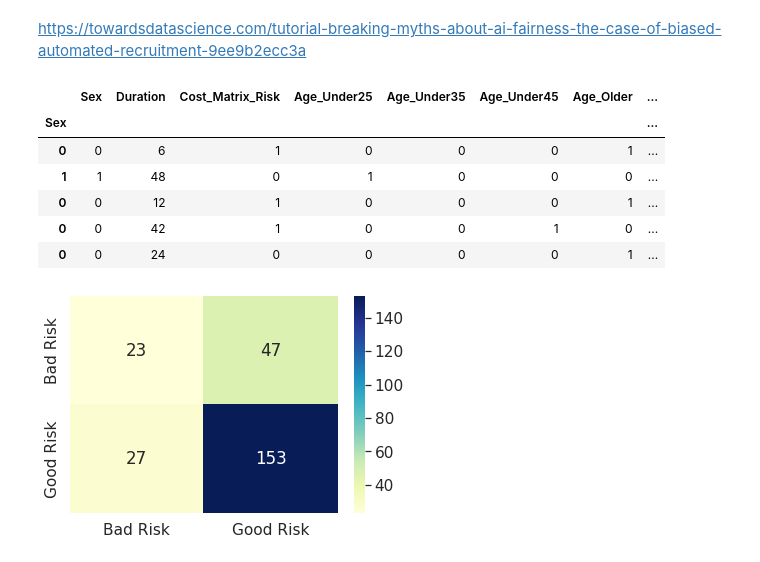
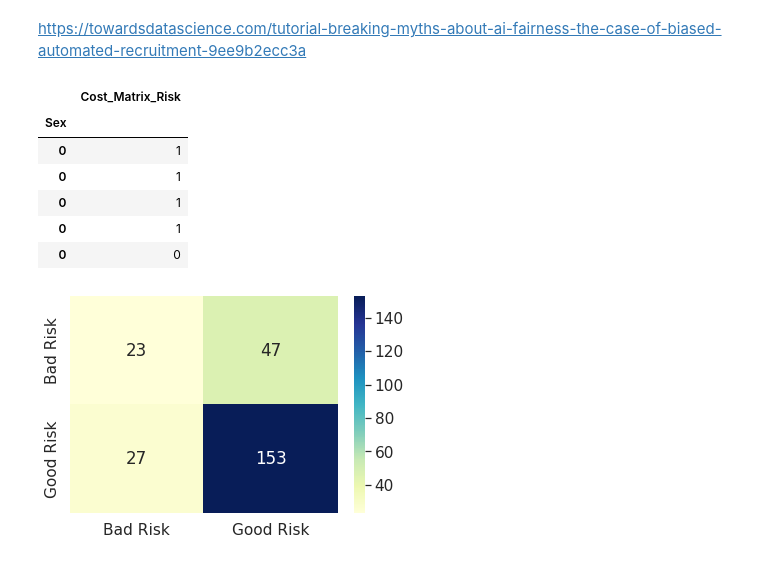
Before and after one commit to wildflowersbloom/fairness, a Jupyter notebook: Untitled0.ipynb, the cells around one changed output. Drawn from its saved outputs; the diff is of its cells as text; code cells hidden in the pictures.

```diff
--- a/Untitled0.ipynb
+++ b/Untitled0.ipynb
@@ -612,16 +612,18 @@ attributes_params = dict(
 dt_train = BinaryLabelDataset(df=train, **attributes_params)
 dt_test = BinaryLabelDataset(df=test, **attributes_params)
 # %%
-# The index should contain protected attribute.
+# The index should contain protected attribute!!
 df_ohe.head()
+X_train.head()
+y_train.head()
 # %% [output]
-|  | Sex | Duration | Cost_Matrix_Risk | Age_Under25 | Age_Under35 | Age_Under45 | Age_Older | ... |
-| Sex |  |  |  |  |  |  |  | ... |
-| 0 | 0 | 6 | 1 | 0 | 0 | 0 | 1 | ... |
-| 1 | 1 | 48 | 0 | 1 | 0 | 0 | 0 | ... |
-| 0 | 0 | 12 | 1 | 0 | 0 | 0 | 1 | ... |
-| 0 | 0 | 42 | 1 | 0 | 0 | 1 | 0 | ... |
-| 0 | 0 | 24 | 0 | 0 | 0 | 0 | 1 | ... |
+|  | Cost_Matrix_Risk |
+| Sex |  |
+| 0 | 1 |
+| 0 | 1 |
+| 0 | 1 |
+| 0 | 1 |
+| 0 | 0 |
 # %%
 #Baseline, redo the logistic regression on the dt_train and dt_test datasets (in the expected aif360 format)
 from sklearn.pipeline import Pipeline
```
